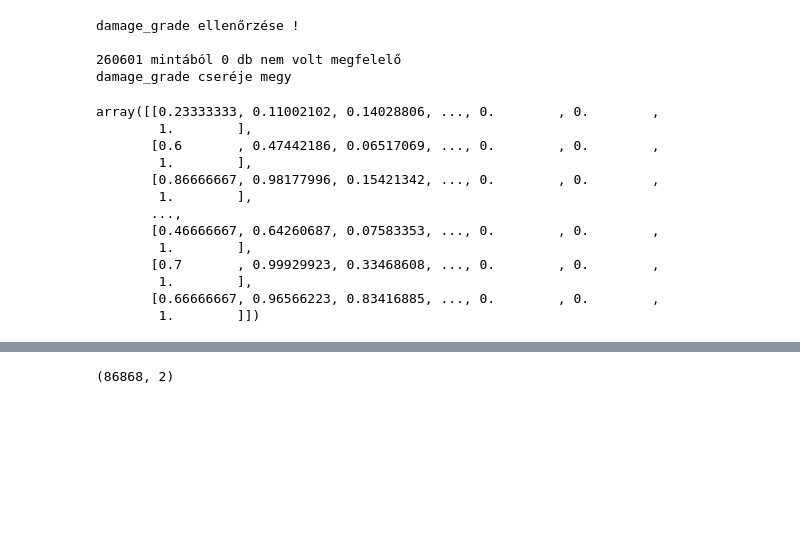
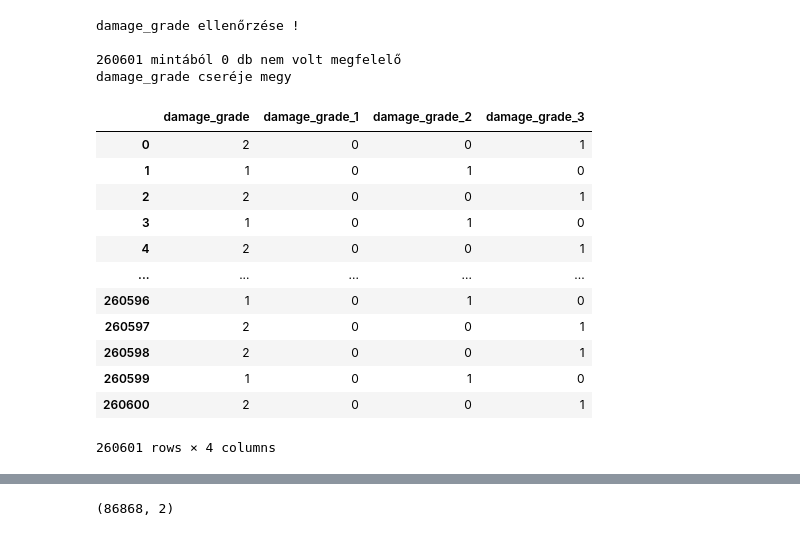
Before and after one commit to sipocz/_earthQuake, a Jupyter notebook: gpos_lin/_earthquake_distance_pos_keras.ipynb, the cells around one changed output, grey strips where cells are left out. Saved outputs shown, nothing was run; the diff lists cells and outputs as text; code cells hidden in the pictures; blank space fills up the shorter version.

```diff
--- a/gpos_lin/_earthquake_distance_pos_keras.ipynb
+++ b/gpos_lin/_earthquake_distance_pos_keras.ipynb
@@ -307,6 +307,24 @@ damage_grade ellenőrzése !
 
 260601 mintából 0 db nem volt megfelelő
 damage_grade cseréje megy
+# %%
+y_train_ok["damage_grade"]=y_train_ok["damage_grade"]-1
+# %%
+y_train_ok
+# %% [output]
+|  | damage_grade | damage_grade_1 | damage_grade_2 | damage_grade_3 |
+| 0 | 2 | 0 | 0 | 1 |
+| 1 | 1 | 0 | 1 | 0 |
+| 2 | 2 | 0 | 0 | 1 |
+| 3 | 1 | 0 | 1 | 0 |
+| 4 | 2 | 0 | 0 | 1 |
+| ... | ... | ... | ... | ... |
+| 260596 | 1 | 0 | 1 | 0 |
+| 260597 | 2 | 0 | 0 | 1 |
+| 260598 | 2 | 0 | 0 | 1 |
+| 260599 | 1 | 0 | 1 | 0 |
+| 260600 | 2 | 0 | 0 | 1 |
+260601 rows × 4 columns
 # %%
 from sklearn.preprocessing import StandardScaler
 from sklearn.preprocessing import MinMaxScaler
@@ -330,16 +347,0 @@ X_train_train, X_train_test,y_train_train, y_train_test  = train_test_split( X_t
-# %%
-X_train_train
-# %% [output]
-array([[0.23333333, 0.11002102, 0.14028806, ..., 0.        , 0.        ,
-        1.        ],
-       [0.6       , 0.47442186, 0.06517069, ..., 0.        , 0.        ,
-        1.        ],
-       [0.86666667, 0.98177996, 0.15421342, ..., 0.        , 0.        ,
-        1.        ],
-       ...,
-       [0.46666667, 0.64260687, 0.07583353, ..., 0.        , 0.        ,
-        1.        ],
-       [0.7       , 0.99929923, 0.33468608, ..., 0.        , 0.        ,
-        1.        ],
-       [0.66666667, 0.96566223, 0.83416885, ..., 0.        , 0.        ,
-        1.        ]])
```
Also changed, not shown: parts of 8 cells of this notebook.
